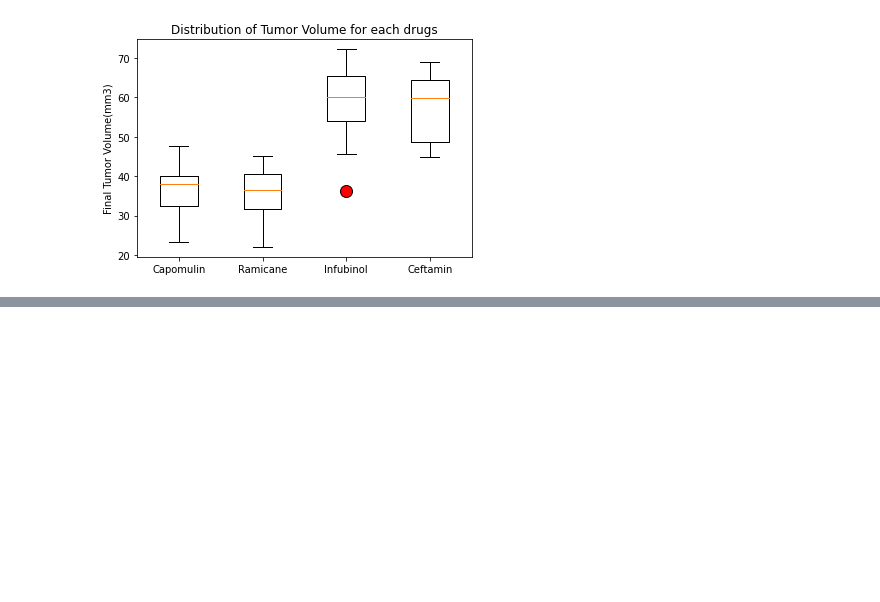
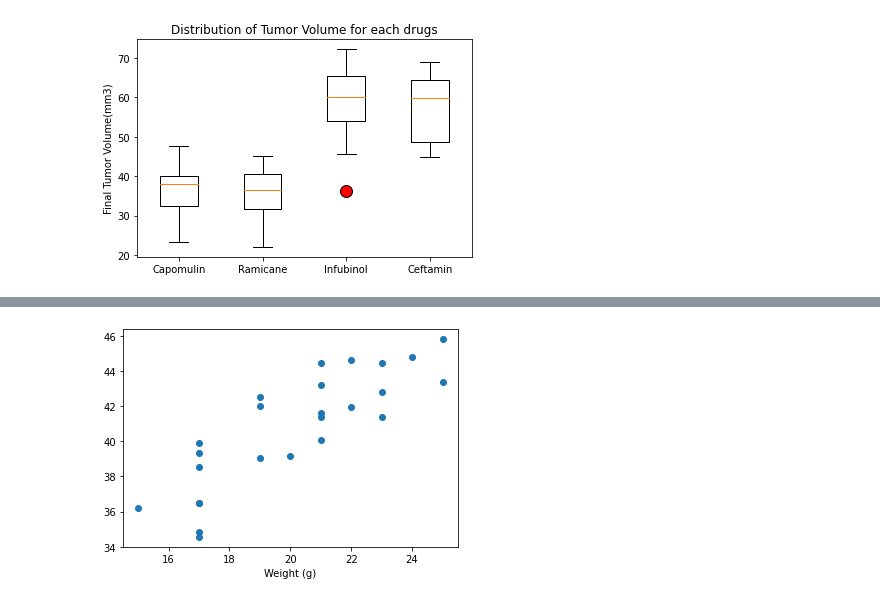
Before and after one commit to jananeesaranraj/Matplotlib, a Jupyter notebook: Pymaceuticals/Pymaceuticals.ipynb, the cells around one changed output, grey strips where cells are left out. Saved outputs shown, nothing was run; the diff lists cells and outputs as text; code cells hidden in the pictures; blank space fills up the shorter version.

```diff
--- a/Pymaceuticals/Pymaceuticals.ipynb
+++ b/Pymaceuticals/Pymaceuticals.ipynb
@@ -327,0 +366,4 @@ plt.show()
+# %%
+# Generate a scatter plot of average tumor volume vs. mouse weight for the Capomulin regimen
+scatter_df = df.groupby(["Drug Regimen","Mouse ID"]).mean()[["Tumor Volume (mm3)","Weight (g)"]]
+scatter_df.head(28)
@@ -327,0 +389,5 @@ plt.show()
+# %%
+regimen = "Capomulin"
+
+specific_regimen = scatter_df.loc[regimen]
+specific_regimen.reset_index()
@@ -327,0 +412,7 @@ plt.show()
+# %%
+plt.scatter(specific_regimen["Weight (g)"],specific_regimen["Tumor Volume (mm3)"])
+plt.xlabel("Weight (g)")
+# plt.ylabel("Tumor Volume (mm3)")
+plt.show()
+# %% [output]
+[figure, added]
```
Also changed, not shown: parts of 9 cells of this notebook.
